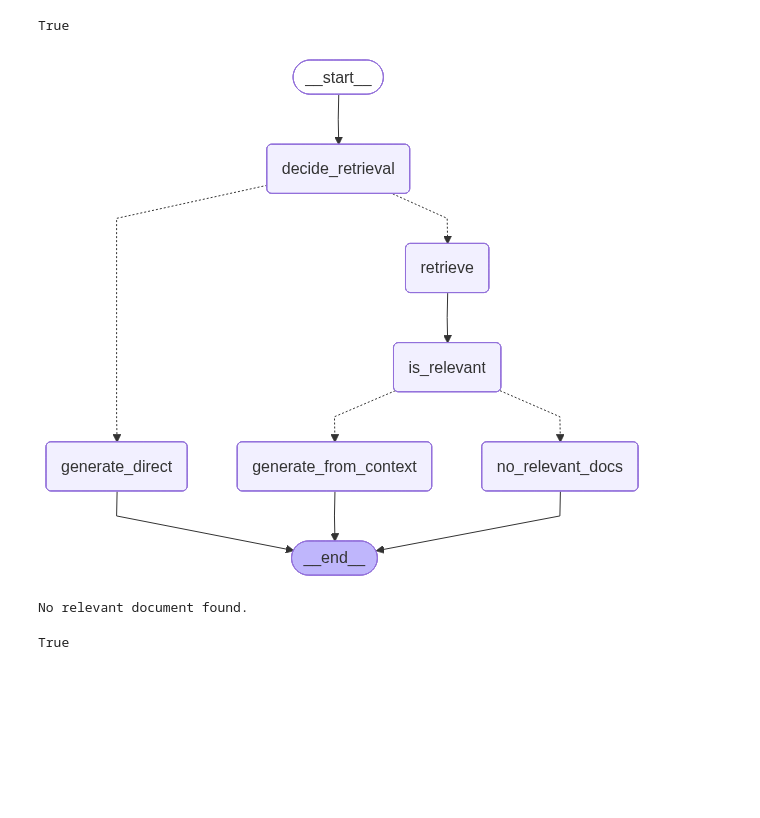
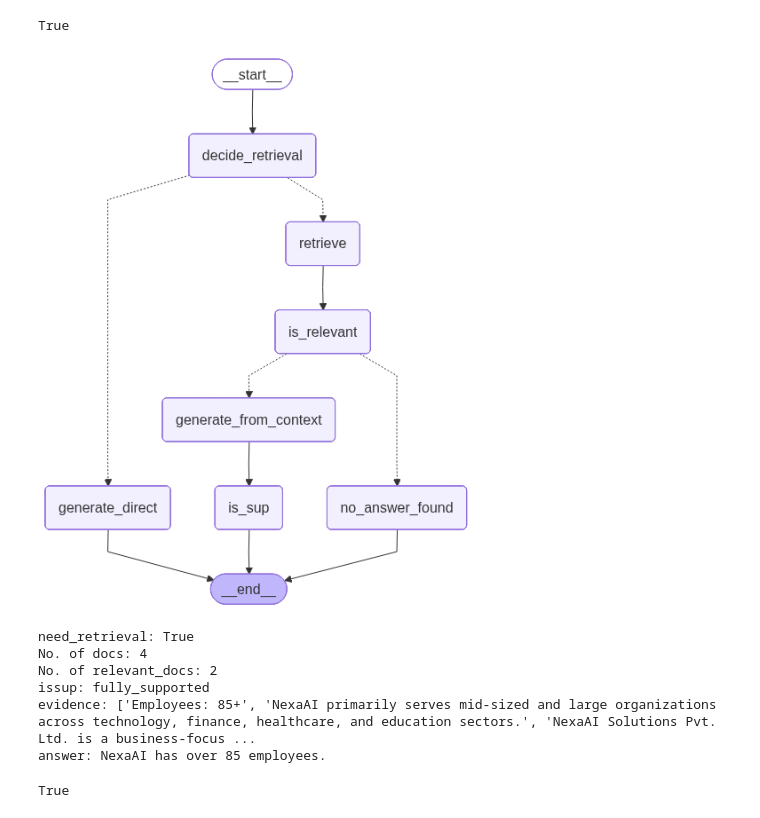
Before and after one commit to MeetJhaveri/Self-RAG, a Jupyter notebook: main.ipynb, the cells around one changed output. Cells and saved outputs as stored; diff of their text form; code cells hidden in the pictures; blank space fills up the shorter version.

```diff
--- a/main.ipynb
+++ b/main.ipynb
@@ -39,10 +39,11 @@ llm = ChatOpenAI(model="gpt-4o-mini", temperature=0)
 class State(TypedDict):
     question: str
     need_retrieval: bool
-
     docs: List[Document]
     relevant_docs: List[Document]     # New
-
     context: str
     answer: str
+
+    issup: Literal["fully_supported", "partially_supported", "not_supported"]
+    evidence: List[str]
 # %%
@@ -186,10 +182,0 @@ def no_relevant_docs(state: State):
-# %%
-def route_after_decide(state: State) -> Literal["generate_direct", "retrieve"]:
-    if state["need_retrieval"]:
-        return "retrieve"
-    return "generate_direct"
-# %%
-def route_after_relevance(state: State) -> Literal["generate_from_context", "no_relevant_docs"]:
-    if state.get("relevant_docs") and len(state["relevant_docs"]) > 0:
-        return "generate_from_context"
-    return "no_relevant_docs"
@@ -196,58 +235,73 @@ def route_after_relevance(state: State) -> Literal["generate_from_context", "no_
 # %%
+# Build graph
+# -----------------------------
 g = StateGraph(State)
 
 g.add_node("decide_retrieval", decide_retrieval)
 g.add_node("generate_direct", generate_direct)
 g.add_node("retrieve", retrieve)
+
 g.add_node("is_relevant", is_relevant)
 g.add_node("generate_from_context", generate_from_context)
-g.add_node("no_relevant_docs", no_relevant_docs)
+g.add_node("no_answer_found", no_answer_found)
+
+g.add_node("is_sup", is_sup)
 
 g.add_edge(START, "decide_retrieval")
 
 g.add_conditional_edges(
     "decide_retrieval",
     route_after_decide,
-    {
-        "generate_direct": "generate_direct",
-        "retrieve": "retrieve",
-    },
+    {"generate_direct": "generate_direct", "retrieve": "retrieve"},
 )
 
 g.add_edge("generate_direct", END)
 
 g.add_edge("retrieve", "is_relevant")
 
 g.add_conditional_edges(
     "is_relevant",
     route_after_relevance,
-    {
-        "generate_from_context": "generate_from_context",
-        "no_relevant_docs": "no_relevant_docs",
-    },
+    {"generate_from_context": "generate_from_context", "no_answer_found": "no_answer_found"},
 )
 
-g.add_edge("generate_from_context", END)
-g.add_edge("no_relevant_docs", END)
+# If no answer found, end
+g.add_edge("no_answer_found", END)
+
+# If generated from context, verify with IsSUP loop
+g.add_edge("generate_from_context", "is_sup")
+g.add_edge("is_sup", END)
 
 app = g.compile()
-
 app
 # %% [output]
-[figure, old version]
+[figure, new version]
 # %%
 result = app.invoke(
-    {
-        "question": "What is the refund policy of NexaAI",
-        "need_retrieval": False,
-        "docs": [],
-        "answer": "",
-    }
-)
+        {
+            "question": 'How many employees does NexaAI have?',
+            "docs": [],
+            "relevant_docs": [],
+            "context": "",
+            "answer": "",
+            "issup": "",
+            "evidence": [],
+        },
+    )
 
-print(result["answer"])
+print("need_retrieval:", result.get("need_retrieval"))
+print("No. of docs:", len(result.get("docs", [])))
+print("No. of relevant_docs:", len(result.get("relevant_docs", [])))
+print("issup:", result.get("issup"))
+print("evidence:", result.get("evidence"))
+print("answer:", result.get("answer"))
 # %% [output]
-No relevant document found.
+need_retrieval: True
+No. of docs: 4
+No. of relevant_docs: 2
+issup: fully_supported
+evidence: ['Employees: 85+', 'NexaAI primarily serves mid-sized and large organizations across technology, finance, healthcare, and education sectors.', 'NexaAI Solutions Pvt. Ltd. is a business-focus ...
+answer: NexaAI has over 85 employees.
 # %%
 result['need_retrieval']
 # %% [output]
```
Also changed, not shown: parts of 7 cells of this notebook.
